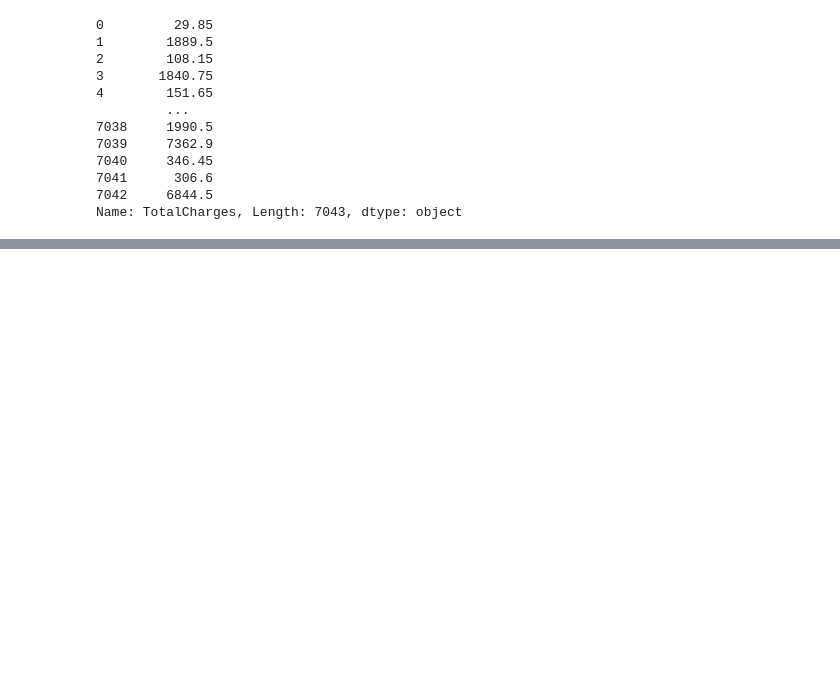
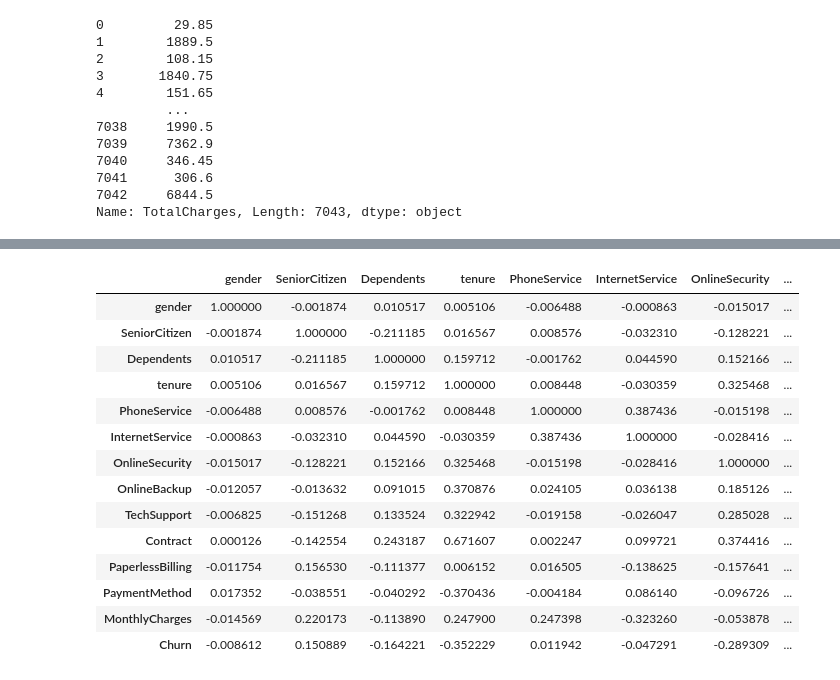
Before and after one commit to Hervnzig/machine_learning_model, a Jupyter notebook: src.ipynb, the cells around one changed output, grey strips where cells are left out. Drawn from its saved outputs; the diff is of its cells as text; code cells hidden in the pictures; blank space fills up the shorter version.

```diff
--- a/src.ipynb
+++ b/src.ipynb
@@ -81,0 +92,15 @@ Name: TotalCharges, Length: 7043, dtype: object
+# %%
+newdata=df
+# %%
+le= LabelEncoder()
+newdata['gender']=le.fit_transform(newdata['gender'])
+newdata['Dependents']=le.fit_transform(newdata['Dependents'])
+newdata['PhoneService']=le.fit_transform(newdata['PhoneService'])
+newdata['InternetService']=le.fit_transform(newdata['InternetService'])
+newdata['OnlineSecurity']=le.fit_transform(newdata['OnlineSecurity'])
+newdata['OnlineBackup']=le.fit_transform(newdata['OnlineBackup'])
+newdata['TechSupport']=le.fit_transform(newdata['TechSupport'])
+newdata['PaymentMethod']=le.fit_transform(newdata['PaymentMethod'])
+newdata['PaperlessBilling']=le.fit_transform(newdata['PaperlessBilling'])
+newdata['Contract']=le.fit_transform(newdata['Contract'])
+newdata['Churn']=le.fit_transform(newdata['Churn'])
@@ -81,0 +123,18 @@ Name: TotalCharges, Length: 7043, dtype: object
+# %%
+newdata.corr()
+# %% [output]
+|  | gender | SeniorCitizen | Dependents | tenure | PhoneService | InternetService | OnlineSecurity | ... |
+| gender | 1.000000 | -0.001874 | 0.010517 | 0.005106 | -0.006488 | -0.000863 | -0.015017 | ... |
+| SeniorCitizen | -0.001874 | 1.000000 | -0.211185 | 0.016567 | 0.008576 | -0.032310 | -0.128221 | ... |
+| Dependents | 0.010517 | -0.211185 | 1.000000 | 0.159712 | -0.001762 | 0.044590 | 0.152166 | ... |
+| tenure | 0.005106 | 0.016567 | 0.159712 | 1.000000 | 0.008448 | -0.030359 | 0.325468 | ... |
+| PhoneService | -0.006488 | 0.008576 | -0.001762 | 0.008448 | 1.000000 | 0.387436 | -0.015198 | ... |
+| InternetService | -0.000863 | -0.032310 | 0.044590 | -0.030359 | 0.387436 | 1.000000 | -0.028416 | ... |
+| OnlineSecurity | -0.015017 | -0.128221 | 0.152166 | 0.325468 | -0.015198 | -0.028416 | 1.000000 | ... |
+| OnlineBackup | -0.012057 | -0.013632 | 0.091015 | 0.370876 | 0.024105 | 0.036138 | 0.185126 | ... |
+| TechSupport | -0.006825 | -0.151268 | 0.133524 | 0.322942 | -0.019158 | -0.026047 | 0.285028 | ... |
+| Contract | 0.000126 | -0.142554 | 0.243187 | 0.671607 | 0.002247 | 0.099721 | 0.374416 | ... |
+| PaperlessBilling | -0.011754 | 0.156530 | -0.111377 | 0.006152 | 0.016505 | -0.138625 | -0.157641 | ... |
+| PaymentMethod | 0.017352 | -0.038551 | -0.040292 | -0.370436 | -0.004184 | 0.086140 | -0.096726 | ... |
+| MonthlyCharges | -0.014569 | 0.220173 | -0.113890 | 0.247900 | 0.247398 | -0.323260 | -0.053878 | ... |
+| Churn | -0.008612 | 0.150889 | -0.164221 | -0.352229 | 0.011942 | -0.047291 | -0.289309 | ... |
```
Also changed, not shown: parts of 11 cells of this notebook, 1 other file.
